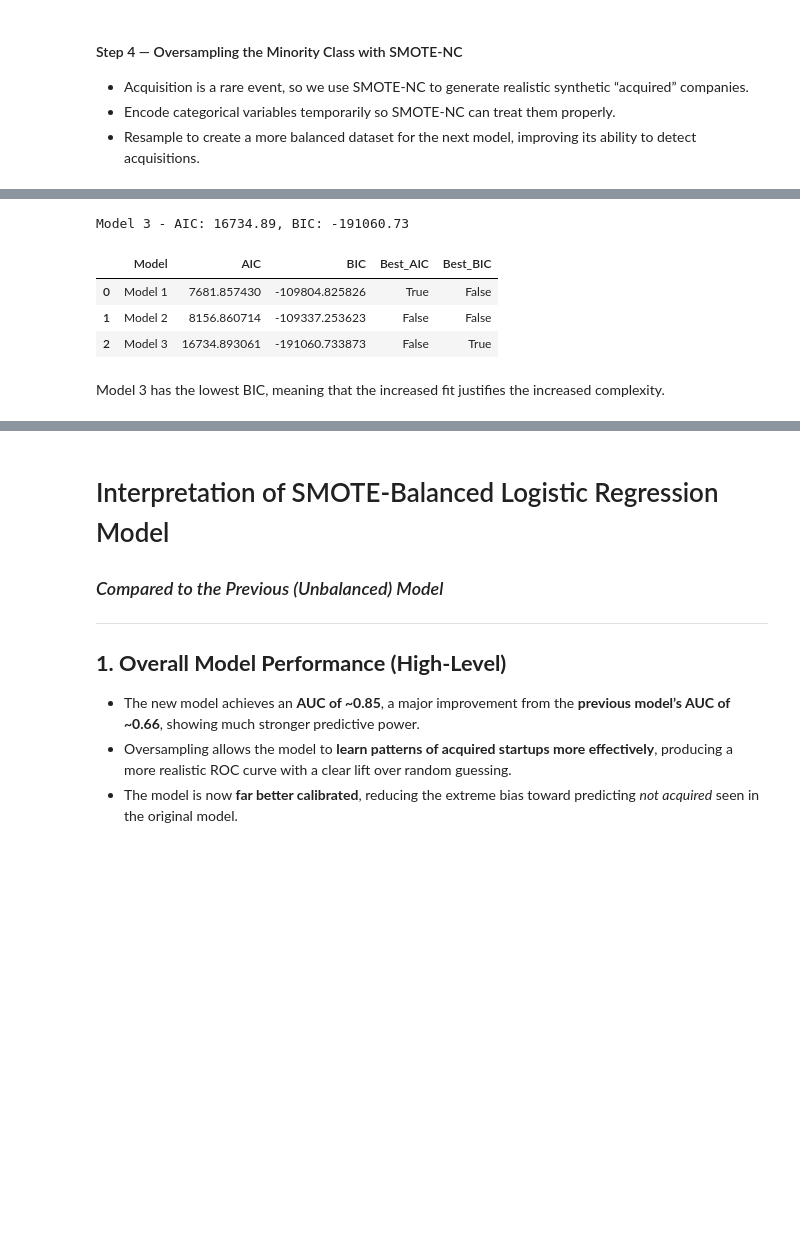
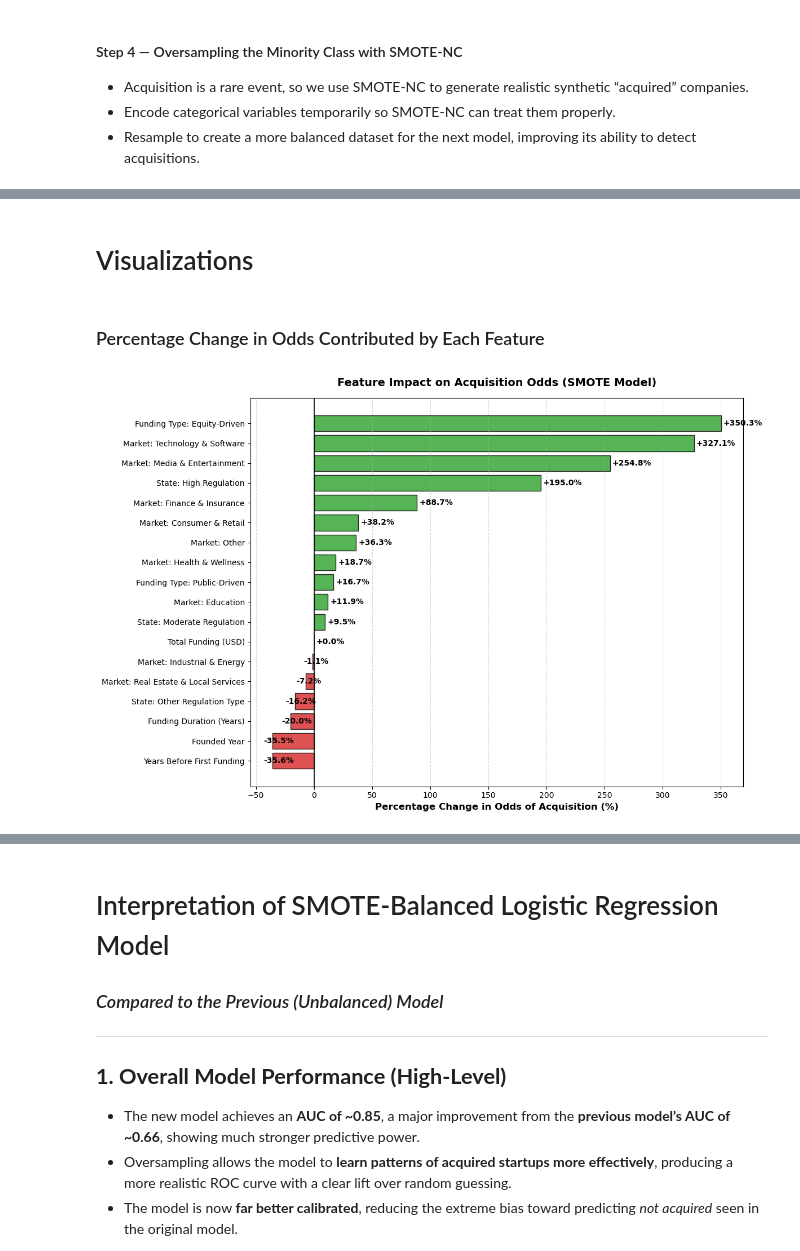
Before and after one commit to othmane-zizi-pro/logistic-regression-startup-exits, a Jupyter notebook: MGSC661 Startup Exits.ipynb, the cells around one changed output, grey strips where cells are left out. Saved outputs shown, nothing was run; the diff lists cells and outputs as text; code cells hidden in the pictures; blank space fills up the shorter version.

```diff
--- a/MGSC661 Startup Exits.ipynb
+++ b/MGSC661 Startup Exits.ipynb
@@ -1764,28 +1710,58 @@ AUC (SMOTE-balanced model): 0.848
 | 3 | 0.15 | 0.425603 | 0.900083 | 0.577932 | 4342 | 5860 | 482 | 10220 | 0.488041 |
 | 4 | 0.20 | 0.476665 | 0.842662 | 0.608898 | 4065 | 4463 | 759 | 11617 | 0.407960 |
 | 5 | 0.30 | 0.565727 | 0.690506 | 0.621919 | 3331 | 2557 | 1493 | 13523 | 0.281669 |
-# %%
-# Model 3: AIC/BIC
-aic_3 = result_bal.aic
-bic_3 = result_bal.bic
-print(f"Model 3 - AIC: {aic_3:.2f}, BIC: {bic_3:.2f}")
-# %% [output]
-Model 3 - AIC: 16734.89, BIC: -191060.73
-# %%
-# Model Comparison
-import pandas as pd
-comparison = pd.DataFrame({
-    'Model': ['Model 1', 'Model 2', 'Model 3'],
-    'AIC': [aic_1, aic_2, aic_3],
-    'BIC': [bic_1, bic_2, bic_3]
-})
-comparison['Best_AIC'] = comparison['AIC'] == comparison['AIC'].min()
-comparison['Best_BIC'] = comparison['BIC'] == comparison['BIC'].min()
-display(comparison)
-# %% [output]
-|  | Model | AIC | BIC | Best_AIC | Best_BIC |
-| 0 | Model 1 | 7681.857430 | -109804.825826 | True | False |
-| 1 | Model 2 | 8156.860714 | -109337.253623 | False | False |
-| 2 | Model 3 | 16734.893061 | -191060.733873 | False | True |
-# %% [markdown]
-Model 3 has the lowest BIC, meaning that the increased fit justifies the increased complexity.
+# %% [markdown]
+# Visualizations
+# %% [markdown]
+### Percentage Change in Odds Contributed by Each Feature
+# %%
+# Calculate Percentage Change in Odds
+pct_change = (np.exp(result_bal.params) - 1) * 100
+
+# Fix feature names to be readable
+plot_data = pct_change.rename(index=clean_labels)
+
+# Remove Intercept for Plotting
+plot_data = plot_data.drop("Baseline (Intercept)", errors="ignore")
+
+# Sort from negative to positive for the horizontal bar chart
+plot_data = plot_data.sort_values(ascending=True)
+
+# 4. Create the Plot
+plt.figure(figsize=(12, 8))
+
+# Color code: Green for positive (increases odds), Red for negative (decreases odds)
+colors = ['#d62728' if x < 0 else '#2ca02c' for x in plot_data]
+
+# Plot horizontal bars
+bars = plt.barh(plot_data.index, plot_data, color=colors, alpha=0.8, edgecolor="black")
+
+# Add vertical line at 0% (neutral impact)
+plt.axvline(0, color="black", linewidth=1.2, linestyle="-")
+
+# Add grid
+plt.grid(axis="x", linestyle="--", alpha=0.5)
+
+# Add value labels to the bars
+for bar in bars:
+    width = bar.get_width()
+    label_x_pos = width + (2 if width >= 0 else -8)
+
+    plt.text(
+        label_x_pos,
+        bar.get_y() + bar.get_height() / 2,
+        f"{width:+.1f}%",
+        va="center",
+        fontsize=10,
+        fontweight="bold",
+        color="black"
+    )
+
+# Titles and Labels
+plt.xlabel("Percentage Change in Odds of Acquisition (%)", fontsize=12, fontweight="bold")
+plt.title("Feature Impact on Acquisition Odds (SMOTE Model)", fontsize=14, fontweight="bold", pad=15)
+
+plt.tight_layout()
+plt.show()
+# %% [output]
+[figure, added]
```
Also changed, not shown: parts of 14 cells of this notebook, 1 other file.
